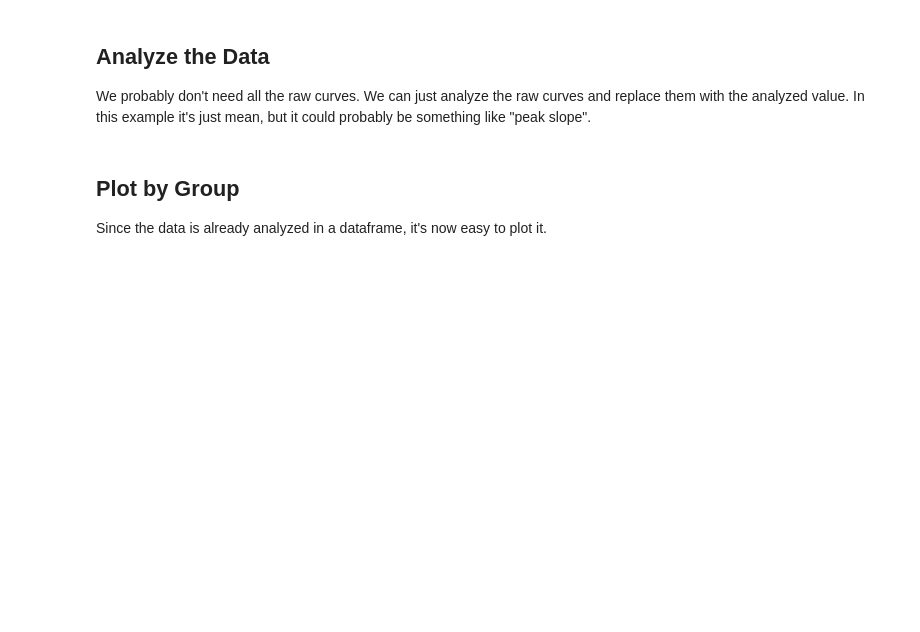
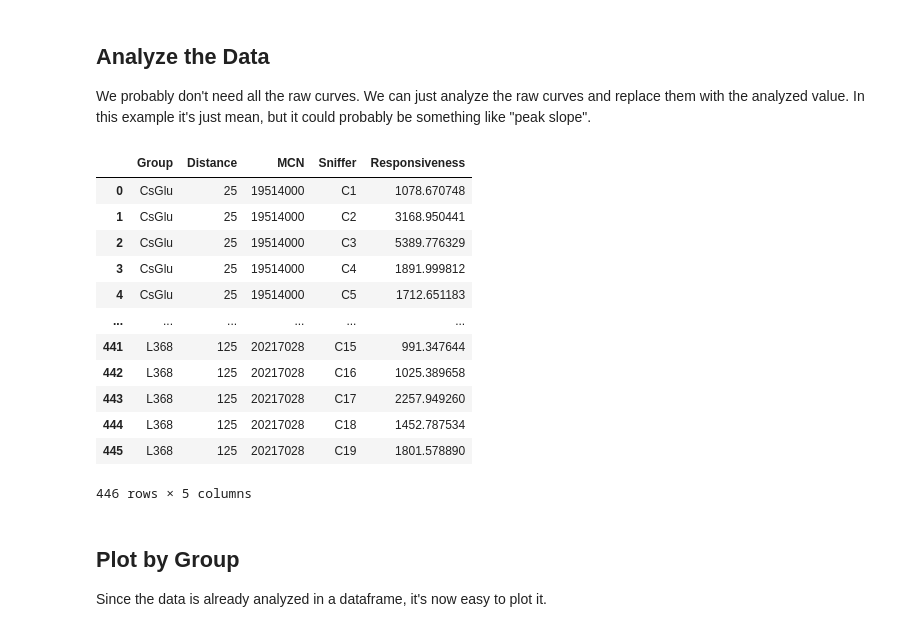
Before and after one commit to shengwanhui/Lab-Analysis-2019-2021-, a Jupyter notebook: dev/csv-database/Untitled.ipynb, the cells around one changed output. Saved outputs shown, nothing was run; the diff lists cells and outputs as text; code cells hidden in the pictures; blank space fills up the shorter version.

```diff
--- a/dev/csv-database/Untitled.ipynb
+++ b/dev/csv-database/Untitled.ipynb
@@ -89,10 +89,25 @@ We probably don't need all the raw curves. We can just analyze the raw curves an
 # %%
 analyzed = database.copy()
 analyzed["Responsiveness"] = [x.mean() for x in analyzed["AFU"].values]
-analyzed.drop(columns=["AFU"])
+analyzed = analyzed.drop(columns=["AFU"])
 
 # optionally you can save these results to easily load into Origin or Excel
-analyzed.to_csv("analyzed.csv")
+#analyzed.to_csv("analyzed.csv")
+analyzed
+# %% [output]
+|  | Group | Distance | MCN | Sniffer | Responsiveness |
+| 0 | CsGlu | 25 | 19514000 | C1 | 1078.670748 |
+| 1 | CsGlu | 25 | 19514000 | C2 | 3168.950441 |
+| 2 | CsGlu | 25 | 19514000 | C3 | 5389.776329 |
+| 3 | CsGlu | 25 | 19514000 | C4 | 1891.999812 |
+| 4 | CsGlu | 25 | 19514000 | C5 | 1712.651183 |
+| ... | ... | ... | ... | ... | ... |
+| 441 | L368 | 125 | 20217028 | C15 | 991.347644 |
+| 442 | L368 | 125 | 20217028 | C16 | 1025.389658 |
+| 443 | L368 | 125 | 20217028 | C17 | 2257.949260 |
+| 444 | L368 | 125 | 20217028 | C18 | 1452.787534 |
+| 445 | L368 | 125 | 20217028 | C19 | 1801.578890 |
+446 rows × 5 columns
 # %% [markdown]
 ## Plot by Group
 
```
Also changed, not shown: parts of 1 cell of this notebook.
